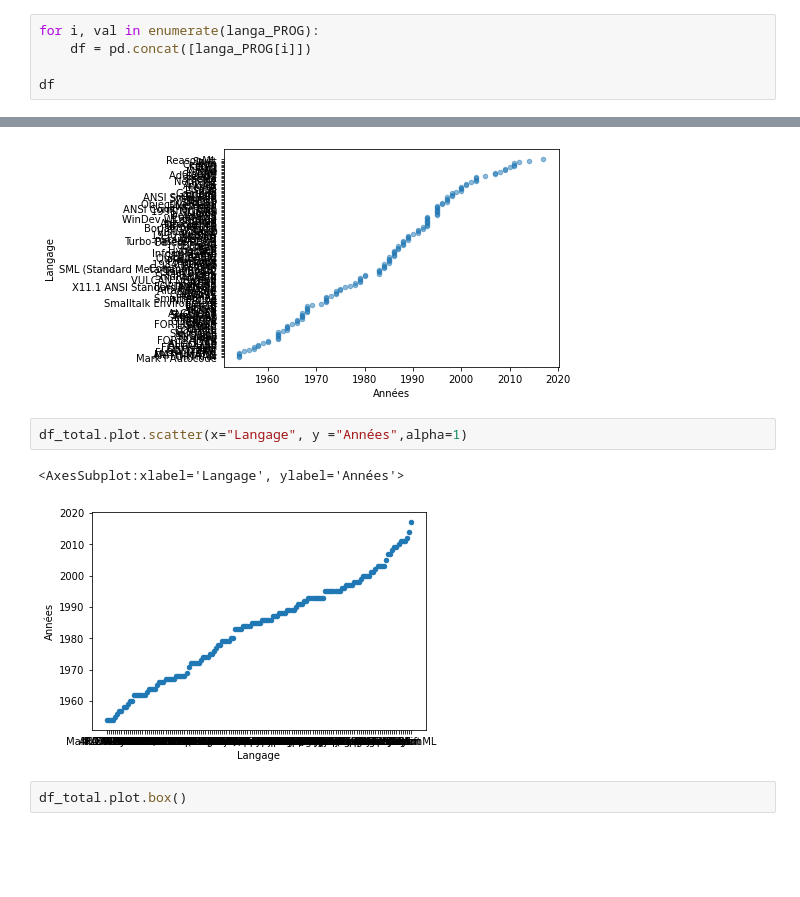
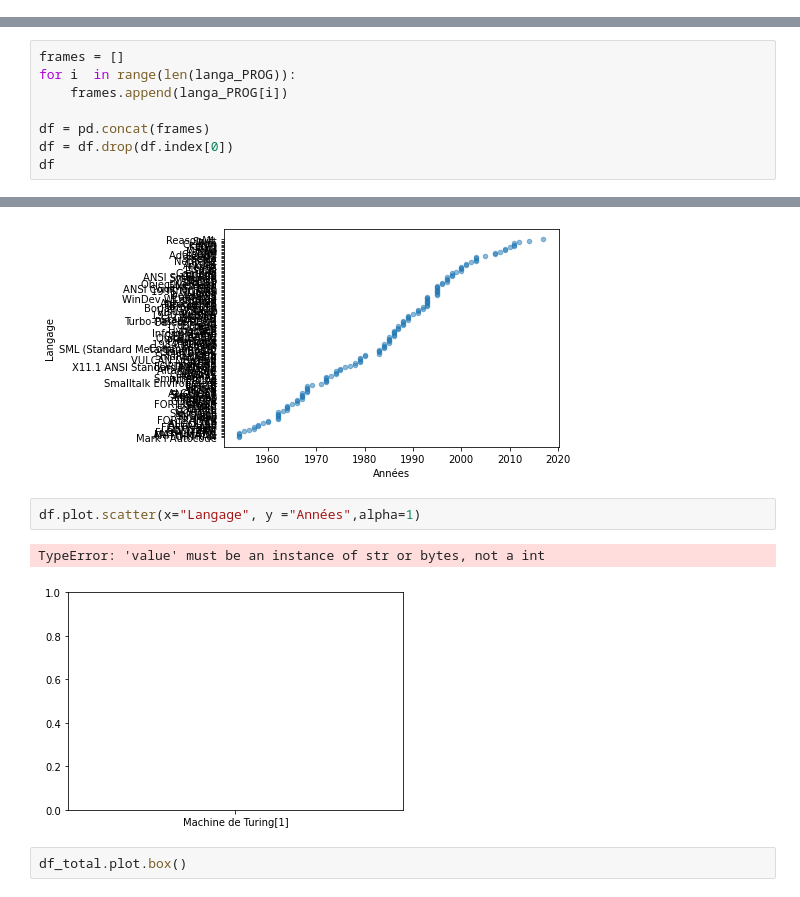
Before and after one commit to mamadoundiaye13/flask-app, a Jupyter notebook: dataViz.ipynb, the cells around one changed output, grey strips where cells are left out. Drawn from its saved outputs; the diff is of its cells as text; blank space fills up the shorter version.

```diff
--- a/dataViz.ipynb
+++ b/dataViz.ipynb
@@ -6,8 +6,3 @@ from unicodedata import normalize
 # %%
 # table_mn = liste de tous les tableaux de page:
 langa_PROG = pd. read_html('https://fr.wikipedia.org/wiki/Chronologie_des_langages_de_programmation#')
-# %%
-for i, val in enumerate(langa_PROG):
-    df = pd.concat([langa_PROG[i]])
-
-df
@@ -64,0 +9,8 @@ array([[<AxesSubplot:title={'center':'1984 MUMPS'}>,
+# %%
+frames = []
+for i  in range(len(langa_PROG)):
+    frames.append(langa_PROG[i])
+
+df = pd.concat(frames)
+df = df.drop(df.index[0])
+df
@@ -186,10 +118,10 @@ df_total.plot.scatter(x="Années", y ="Langage",alpha=0.5)
 <AxesSubplot:xlabel='Années', ylabel='Langage'>
 [figure]
 # %%
-df_total.plot.scatter(x="Langage", y ="Années",alpha=1)
+df.plot.scatter(x="Langage", y ="Années",alpha=1)
 # %% [output]
-<AxesSubplot:xlabel='Langage', ylabel='Années'>
+TypeError: 'value' must be an instance of str or bytes, not a int
-[figure, old version]
+[figure, new version]
 # %%
 df_total.plot.box()
 # %% [output]
```
Also changed, not shown: parts of 10 cells of this notebook, 1 other file.
